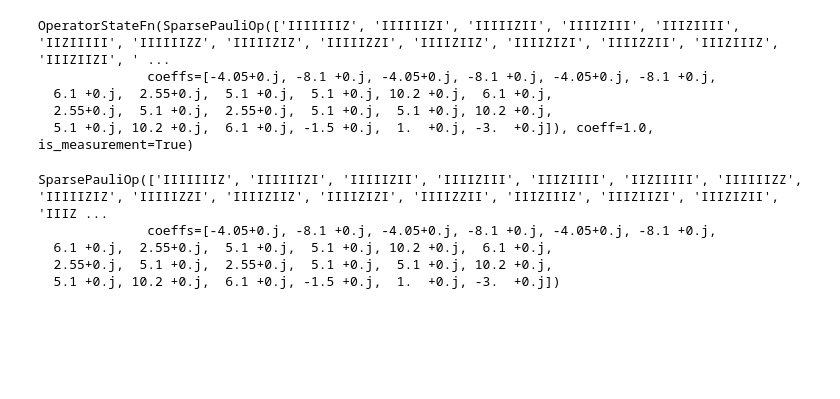
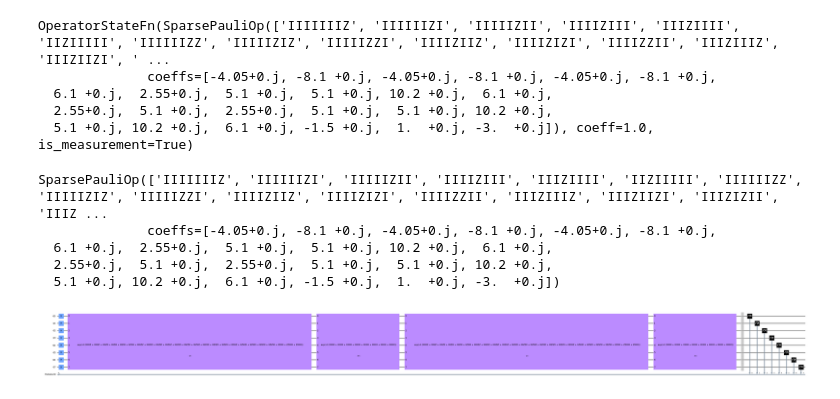
Before and after one commit to petron23/QAOA_case_study, a Jupyter notebook: nb2.ipynb, the cells around one changed output. Cells and saved outputs as stored; diff of their text form; code cells hidden in the pictures; blank space fills up the shorter version.

Commit message:
QAOA ansatz defined

```diff
--- a/nb2.ipynb
+++ b/nb2.ipynb
@@ -153,3 +153,13 @@ SparsePauliOp(['IIIIIIIZ', 'IIIIIIZI', 'IIIIIZII', 'IIIIZIII', 'IIIZIIII', 'IIZI
   6.1 +0.j,  2.55+0.j,  5.1 +0.j,  5.1 +0.j, 10.2 +0.j,  6.1 +0.j,
   2.55+0.j,  5.1 +0.j,  2.55+0.j,  5.1 +0.j,  5.1 +0.j, 10.2 +0.j,
   5.1 +0.j, 10.2 +0.j,  6.1 +0.j, -1.5 +0.j,  1.  +0.j, -3.  +0.j])
+# %%
+from qiskit.circuit.library import QAOAAnsatz
+
+qaoa_reps = 2
+qaoa_ansatz = QAOAAnsatz(cost_operator=ising, reps=qaoa_reps, name = "qaoa")
+qaoa_ansatz.measure_active()
+# %%
+qaoa_ansatz.decompose(reps=1).draw("mpl",scale = .5, fold =-1)
+# %% [output]
+[figure, added]
```
